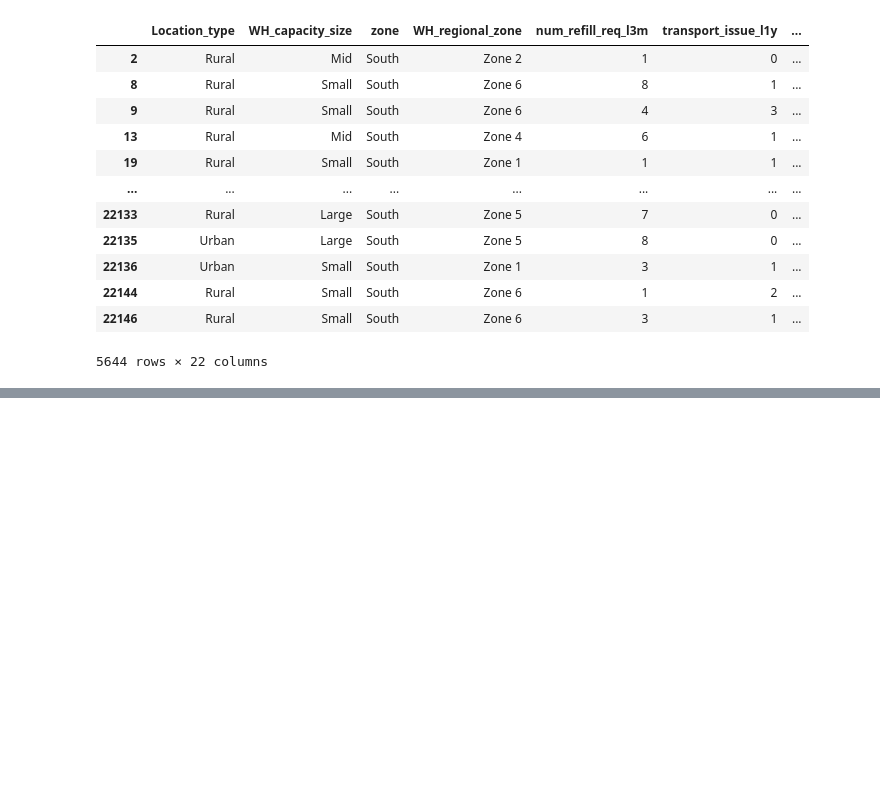
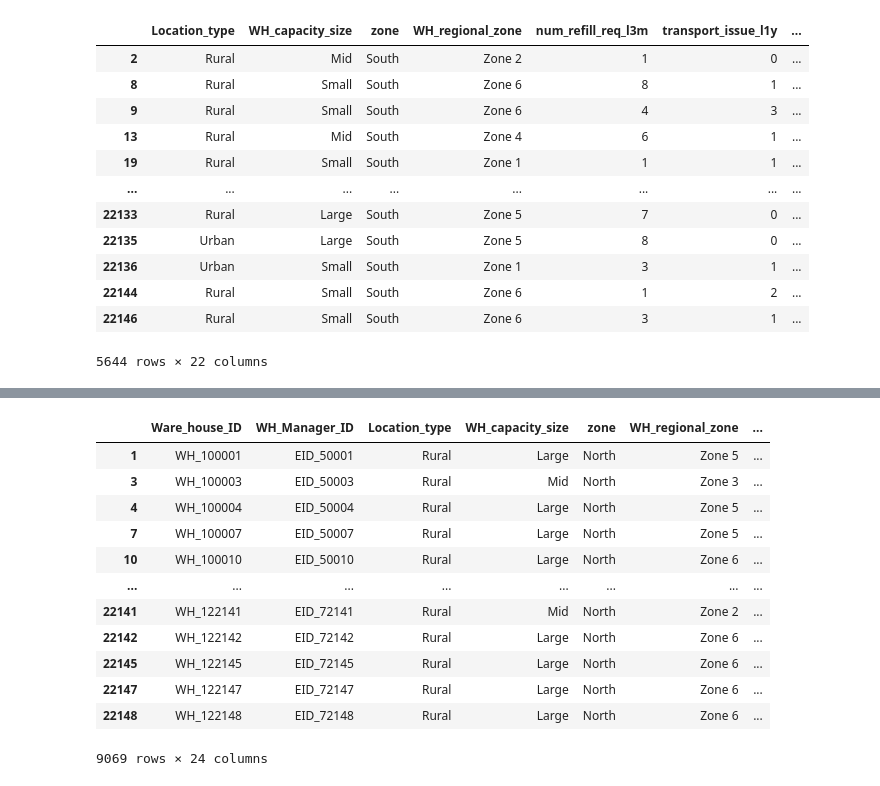
Before and after one commit to gautamrajoriya/SUPPLYCHAIN-, a Jupyter notebook: model.ipynb, the cells around one changed output, grey strips where cells are left out. Saved outputs shown, nothing was run; the diff lists cells and outputs as text; code cells hidden in the pictures; blank space fills up the shorter version.

```diff
--- a/model.ipynb
+++ b/model.ipynb
@@ -214,0 +230,17 @@ df
+# %%
+northzone = df[df['zone'] == 'North']
+northzone
+# %% [output]
+|  | Ware_house_ID | WH_Manager_ID | Location_type | WH_capacity_size | zone | WH_regional_zone | ... |
+| 1 | WH_100001 | EID_50001 | Rural | Large | North | Zone 5 | ... |
+| 3 | WH_100003 | EID_50003 | Rural | Mid | North | Zone 3 | ... |
+| 4 | WH_100004 | EID_50004 | Rural | Large | North | Zone 5 | ... |
+| 7 | WH_100007 | EID_50007 | Rural | Large | North | Zone 5 | ... |
+| 10 | WH_100010 | EID_50010 | Rural | Large | North | Zone 6 | ... |
+| ... | ... | ... | ... | ... | ... | ... | ... |
+| 22141 | WH_122141 | EID_72141 | Rural | Mid | North | Zone 2 | ... |
+| 22142 | WH_122142 | EID_72142 | Rural | Large | North | Zone 6 | ... |
+| 22145 | WH_122145 | EID_72145 | Rural | Large | North | Zone 6 | ... |
+| 22147 | WH_122147 | EID_72147 | Rural | Large | North | Zone 6 | ... |
+| 22148 | WH_122148 | EID_72148 | Rural | Large | North | Zone 6 | ... |
+9069 rows × 24 columns
```
Also changed, not shown: parts of 10 cells of this notebook.
